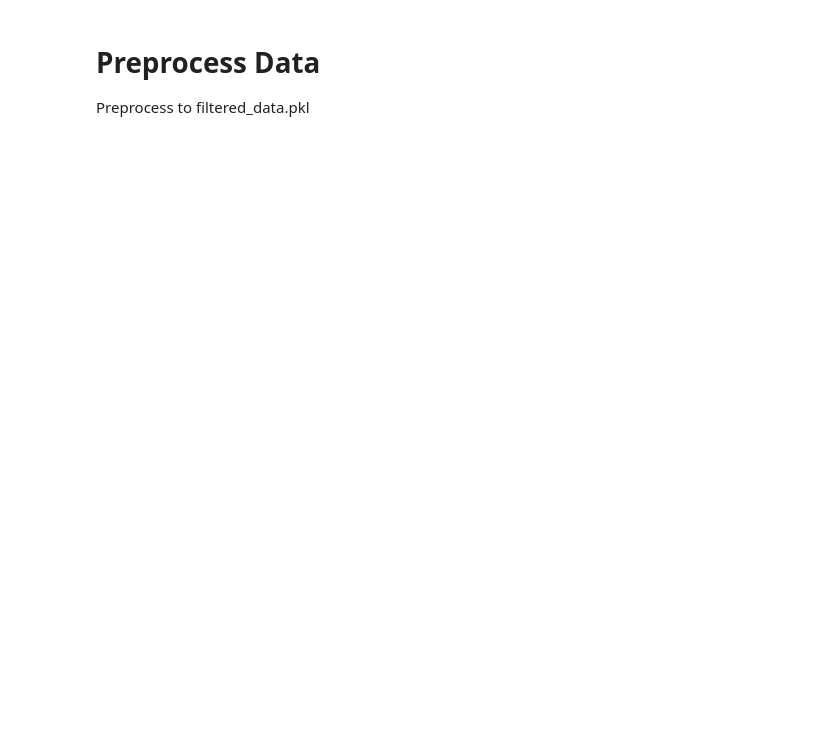
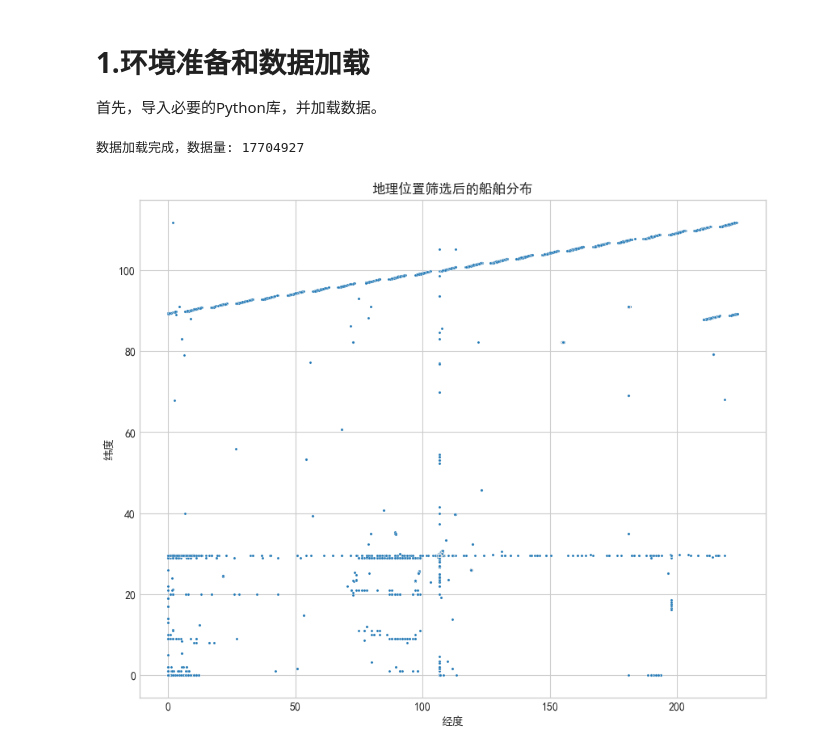
Before and after one commit to ryuuuz/inland-ship-predict, a Jupyter notebook: scripts/02_preprocess_data.ipynb, the cells around one changed output. Cells and saved outputs as stored; diff of their text form; code cells hidden in the pictures; blank space fills up the shorter version.

```diff
--- a/scripts/02_preprocess_data.ipynb
+++ b/scripts/02_preprocess_data.ipynb
@@ -1,9 +1,19 @@
 # %% [markdown]
-# Preprocess Data
-Preprocess to filtered_data.pkl
+# 1.环境准备和数据加载
+
+首先，导入必要的Python库，并加载数据。
 # %%
 import os
 import pandas as pd
+import matplotlib.pyplot as plt
+import seaborn as sns
+
+# 设置 Matplotlib 和 Seaborn 风格，使图表更美观
+plt.style.use('seaborn-v0_8-whitegrid')
+sns.set_style('whitegrid')
+
+# 设置中文字体，Windows 系统中一般可以使用 'SimHei' 字体
+plt.rcParams['font.family'] = 'SimHei'
 
 # 获取当前脚本的路径
 current_dir = os.getcwd()
@@ -11,13 +21,20 @@ current_dir = os.getcwd()
 # 文件夹路径
 data_path = os.path.join(current_dir, '..', 'output')
 
-lon_min = 106.5
-lon_max = 106.7
-lat_min = 29.5
-lat_max = 29.7
+# 加载数据
+data_path_combined = os.path.join(data_path, 'combined_data.pkl')
+combined_data = pd.read_pickle(data_path_combined)
 
-def process_data(data):
-    # 1. 筛选数据
-    data = data[(data['longitude'] >= lon_min) & (data['longitude'] <= lon_max) & (data['latitude'] >= lat_min) & (data['latitude'] <= lat_max)]
-    # 2. 保存数据
-    return data
+print(f"数据加载完成，数据量: {len(combined_data)}")
+# %% [output]
+数据加载完成，数据量: 17704927
+# %%
+# 可视化所有数据 - 散点图
+plt.figure(figsize=(10, 8))
+sns.scatterplot(x='longitude', y='latitude', data=combined_data, s=5) # s=5 调整点的大小
+plt.title('地理位置筛选后的船舶分布')
+plt.xlabel('经度')
+plt.ylabel('纬度')
+plt.show()
+# %% [output]
+[figure, added]
```
Also changed, not shown: parts of 13 cells of this notebook, 5 other files.
